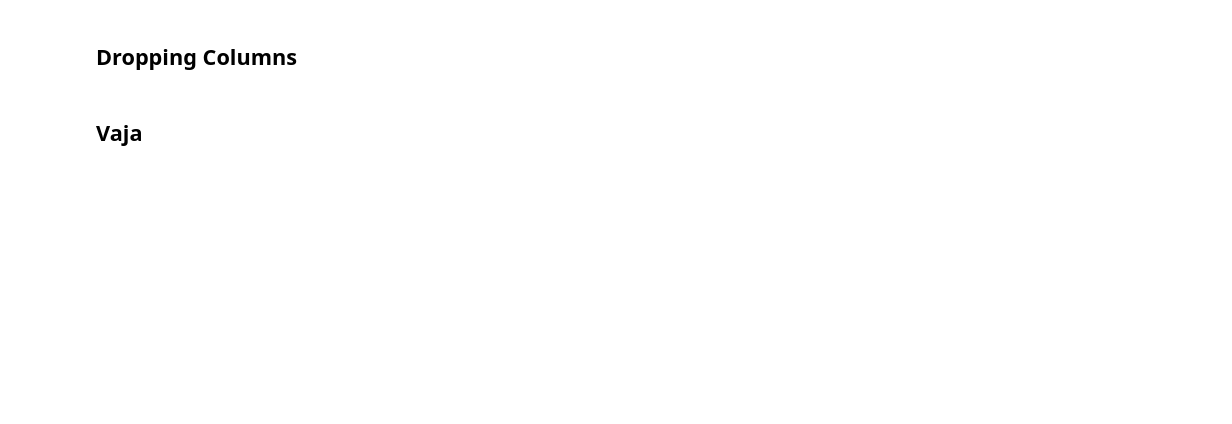
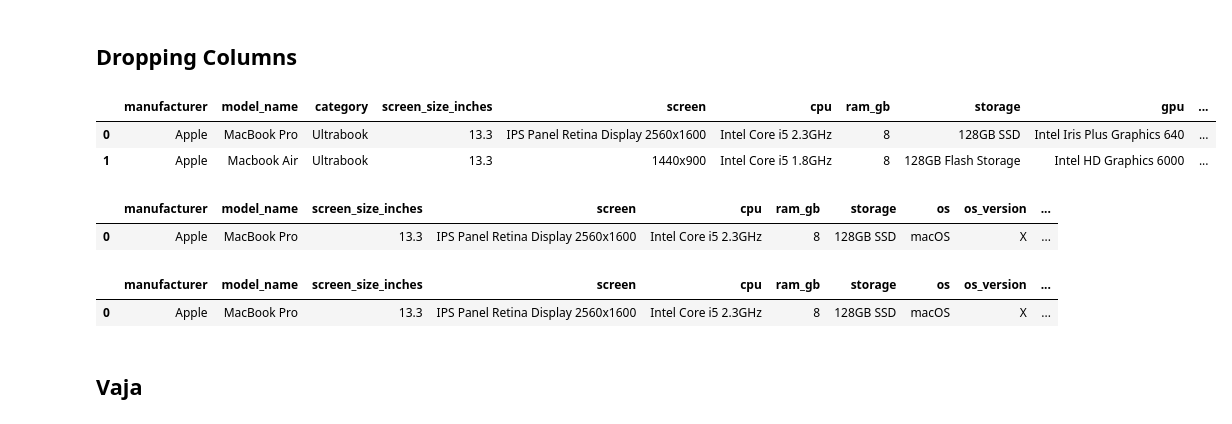
Before and after one commit to kbreberc/analitika-podatkov, a Jupyter notebook: Del_04_Priprava_in_čiščenje_podatkov/04_Priprava_in_čiščenje_podatkov_CLEAN.ipynb, the cells around one changed output. Saved outputs shown, nothing was run; the diff lists cells and outputs as text; code cells hidden in the pictures; blank space fills up the shorter version.

```diff
--- a/Del_04_Priprava_in_čiščenje_podatkov/04_Priprava_in_čiščenje_podatkov_CLEAN.ipynb
+++ b/Del_04_Priprava_in_čiščenje_podatkov/04_Priprava_in_čiščenje_podatkov_CLEAN.ipynb
@@ -306,0 +921,2 @@ zenbook_model = 'ZenBook UX305CA-UBM1'
+# %%
+laptops.replace('MSI', 'Micro-Star International', inplace=True)
@@ -307,2 +946,8 @@ zenbook_model = 'ZenBook UX305CA-UBM1'
 # %% [markdown]
 ## Dropping Columns
+# %%
+laptops.head(2)
+# %% [output]
+|  | manufacturer | model_name | category | screen_size_inches | screen | cpu | ram_gb | storage | gpu | ... |
+| 0 | Apple | MacBook Pro | Ultrabook | 13.3 | IPS Panel Retina Display 2560x1600 | Intel Core i5 2.3GHz | 8 | 128GB SSD | Intel Iris Plus Graphics 640 | ... |
+| 1 | Apple | Macbook Air | Ultrabook | 13.3 | 1440x900 | Intel Core i5 1.8GHz | 8 | 128GB Flash Storage | Intel HD Graphics 6000 | ... |
@@ -308,0 +956,5 @@ zenbook_model = 'ZenBook UX305CA-UBM1'
+# %%
+laptops.drop(to_drop, axis=1).head(1)
+# %% [output]
+|  | manufacturer | model_name | screen_size_inches | screen | cpu | ram_gb | storage | os | os_version | ... |
+| 0 | Apple | MacBook Pro | 13.3 | IPS Panel Retina Display 2560x1600 | Intel Core i5 2.3GHz | 8 | 128GB SSD | macOS | X | ... |
@@ -309,2 +963,7 @@ zenbook_model = 'ZenBook UX305CA-UBM1'
+# %%
+laptops.head(1)
+# %% [output]
+|  | manufacturer | model_name | screen_size_inches | screen | cpu | ram_gb | storage | os | os_version | ... |
+| 0 | Apple | MacBook Pro | 13.3 | IPS Panel Retina Display 2560x1600 | Intel Core i5 2.3GHz | 8 | 128GB SSD | macOS | X | ... |
 # %% [markdown]
 ## Vaja
```
Also changed, not shown: parts of 128 cells of this notebook, 26 other files.
